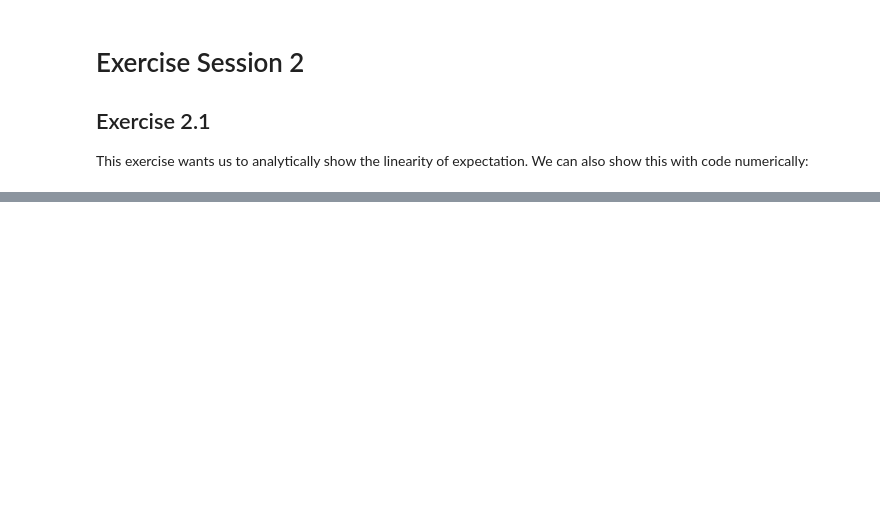
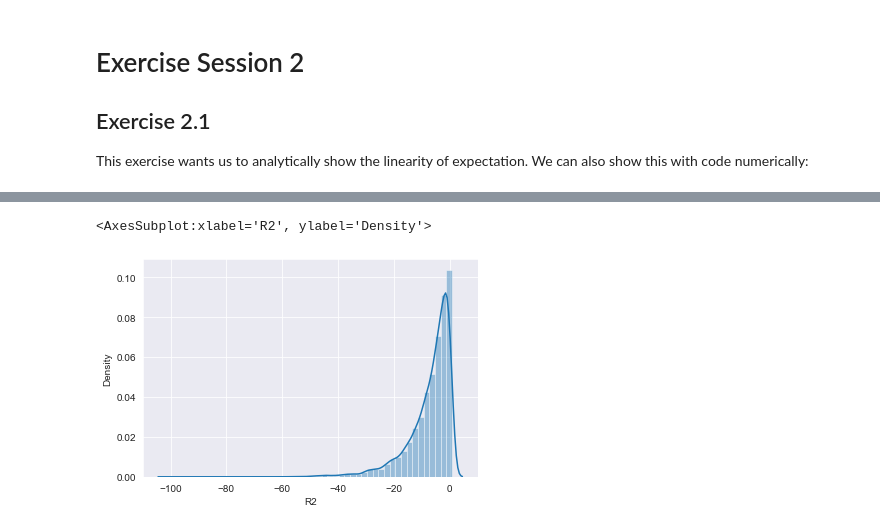
Before and after one commit to bcwein/1RT705APML-Exercises, a Jupyter notebook: Session2/Session2.ipynb, the cells around one changed output, grey strips where cells are left out. Cells and saved outputs as stored; diff of their text form; code cells hidden in the pictures; blank space fills up the shorter version.

```diff
--- a/Session2/Session2.ipynb
+++ b/Session2/Session2.ipynb
@@ -43,0 +68,6 @@ Monte Carlo Simulated Mean: 5.001181320049771
+# %%
+df['R2'] = df.apply(lambda row: r2_score(Y, row['X1']*X[:, 0] + row['X2']*X[:, 1]), axis=1)
+sns.distplot(df['R2'])
+# %% [output]
+<AxesSubplot:xlabel='R2', ylabel='Density'>
+[figure, added]
```
Also changed, not shown: parts of 5 cells of this notebook.
